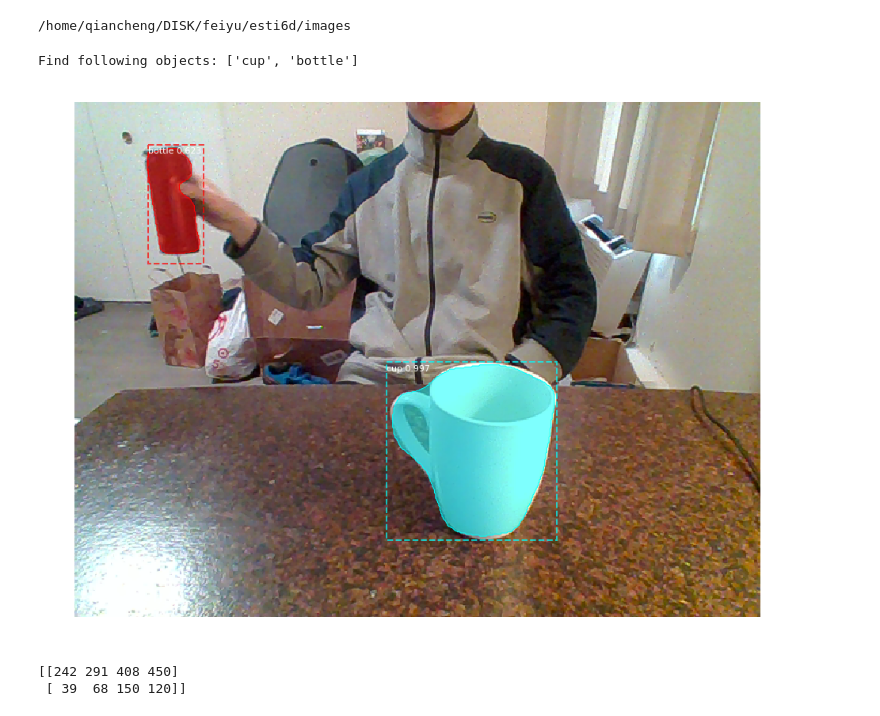
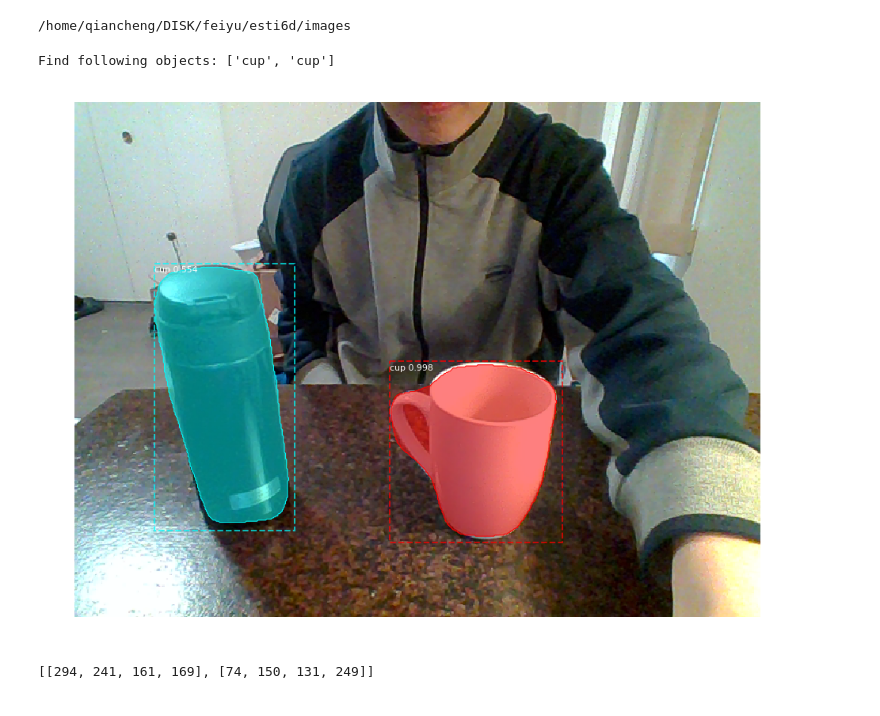
Before and after one commit to felixchenfy/Detect-Hand-Grasping-Object, a Jupyter notebook: demo_maskrcnn.ipynb, the cells around one changed output. Saved outputs shown, nothing was run; the diff lists cells and outputs as text; code cells hidden in the pictures.

```diff
--- a/demo_maskrcnn.ipynb
+++ b/demo_maskrcnn.ipynb
@@ -51,9 +59,9 @@ class InferenceConfig(coco.CocoConfig):
     # one image at a time. Batch size = GPU_COUNT * IMAGES_PER_GPU
     GPU_COUNT = 1
     IMAGES_PER_GPU = 1
-    DETECTION_MIN_CONFIDENCE = 0.5
+    DETECTION_MIN_CONFIDENCE = 0.3
     IMAGE_MAX_DIM=640
-    IMAGE_META_SIZE=64
+    IMAGE_META_SIZE=93
     IMAGE_MIN_DIM=480
 
 config = InferenceConfig()
@@ -149,20 +154,29 @@ def get_attributes_of_target_objects(result, target_objects):
         if class_names[cid] in target_objects:
             target_indices.append(i)
 
-    target_names = [class_names[result["class_ids"][i]] for i in target_indices]
-    print("Find following objects:", target_names)
+    if len(target_indices)>0:
 
-    attributes = ['rois', 'class_ids', 'scores']
-    for attr in attributes:
-        result[attr] = np.array([result[attr][i,...] for i in target_indices])
-    result['masks'] = result['masks'][:,:,np.array(target_indices)]
+        target_names = [class_names[result["class_ids"][i]] for i in target_indices]
+        print("Find following objects:", target_names)
 
-    return result
+        attributes = ['rois', 'class_ids', 'scores']
+        for attr in attributes:
+            result[attr] = np.array([result[attr][i,...] for i in target_indices])
+        result['masks'] = result['masks'][:,:,np.array(target_indices)]
+
+        return result
+    else:
+        return None
+
 
 def find_desired_objects(results):
     target_objects =  ["cup", "bottle"]
+    objects_info = get_attributes_of_target_objects(results[0], target_objects)
 
-    objects_info = get_attributes_of_target_objects(results[0], target_objects)
+    if objects_info is None:
+        print("No target object is detected")
+        return None
+
 
     IF_SHOW = True
 
@@ -187,24 +201,40 @@ def detect_objects_by_MaskRCNN(image):
 def main():
     pass
 # %%
-# Load a random image from the images folder
-file_names = next(os.walk(IMAGE_DIR))[2]
-image = skimage.io.imread(os.path.join(IMAGE_DIR, random.choice(file_names)))
+def load_an_image():
+    if 0:
+        # Load a random image from the images folder
+        file_names = next(os.walk(IMAGE_DIR))[2]
+        image = skimage.io.imread(os.path.join(IMAGE_DIR, random.choice(file_names)))
+        # plt.imshow(image)
+    else:
+        image_name = os.path.join(IMAGE_DIR, '00001.png')
+        image = skimage.io.imread(image_name)
+    return image
 
 # Run detection
+image = load_an_image()
 results = model_MaskRCNN.detect([image], verbose=0)
 
 # Visualize results
 # r = results[0]
 # visualize.display_instances(image, r['rois'], r['masks'], r['class_ids'],
 #                             class_names, r['scores'])
 
 bboxes = find_desired_objects(results)
 # %% [output]
-Find following objects: ['cup', 'bottle']
+Find following objects: ['cup', 'cup']
-[figure, old version]
+[figure, new version]
-# %%
-print(bboxes)
-# %% [output]
-[[242 291 408 450]
- [ 39  68 150 120]]
+# %%
+def change_bboxes_coordinate(bboxes):
+    # From: row0, col0, row1, col1
+    # To: x, y, width, height
+    bboxes_n = []
+    for p in bboxes:
+        row0, col0, row1, col1 = int(p[0]),int(p[1]),int(p[2]),int(p[3])
+        bboxes_n.append([col0, row0, col1-col0, row1-row0])
+    return bboxes_n
+bboxes_n =  change_bboxes_coordinate(bboxes)
+print(bboxes_n)
+# %% [output]
+[[294, 241, 161, 169], [74, 150, 131, 249]]
```
Also changed, not shown: parts of 6 cells of this notebook, 10 other files.
